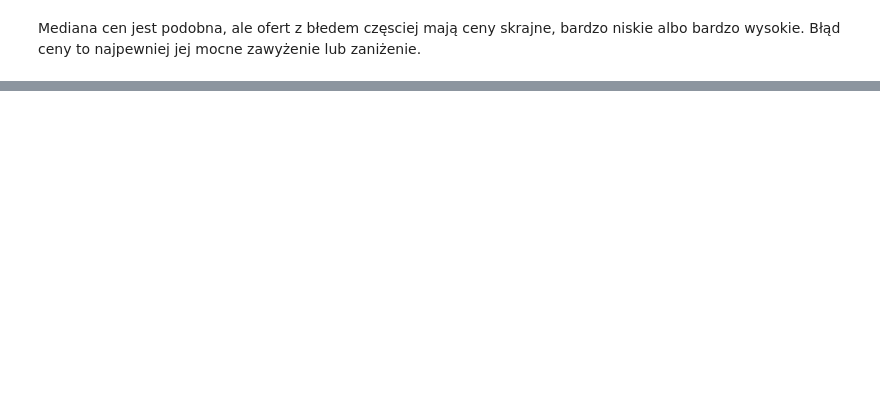
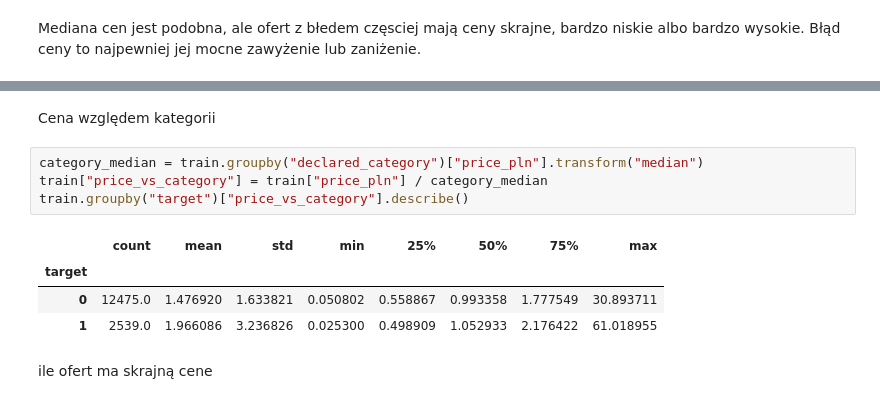
Before and after one commit to KrystianRodziewicz/catalogue-errors, a Jupyter notebook: notebooks/eda.ipynb, the cells around one changed output, grey strips where cells are left out. Cells and saved outputs as stored; diff of their text form; blank space fills up the shorter version.

Commit message:
EDA: price per item vs category

```diff
--- a/notebooks/eda.ipynb
+++ b/notebooks/eda.ipynb
@@ -149,0 +147,13 @@ Mediana cen jest podobna, ale ofert z błedem częsciej mają ceny skrajne, bard
+# %% [markdown]
+Cena względem kategorii
+# %%
+category_median = train.groupby("declared_category")["price_pln"].transform("median")
+train["price_vs_category"] = train["price_pln"] / category_median
+train.groupby("target")["price_vs_category"].describe()
+# %% [output]
+|  | count | mean | std | min | 25% | 50% | 75% | max |
+| target |  |  |  |  |  |  |  |  |
+| 0 | 12475.0 | 1.476920 | 1.633821 | 0.050802 | 0.558867 | 0.993358 | 1.777549 | 30.893711 |
+| 1 | 2539.0 | 1.966086 | 3.236826 | 0.025300 | 0.498909 | 1.052933 | 2.176422 | 61.018955 |
+# %% [markdown]
+ile ofert ma skrajną cene
```
Also changed, not shown: parts of 8 cells of this notebook.
